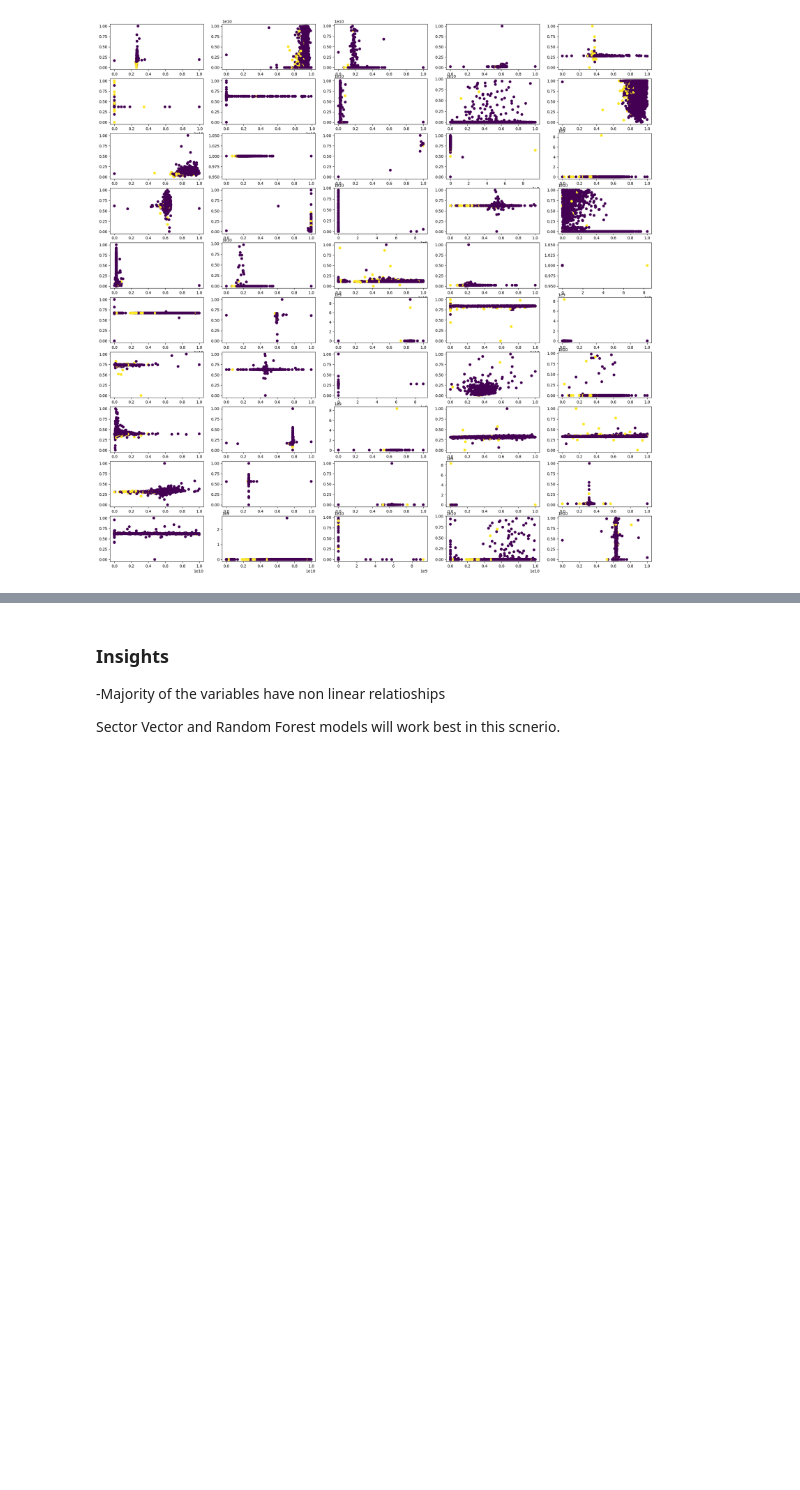
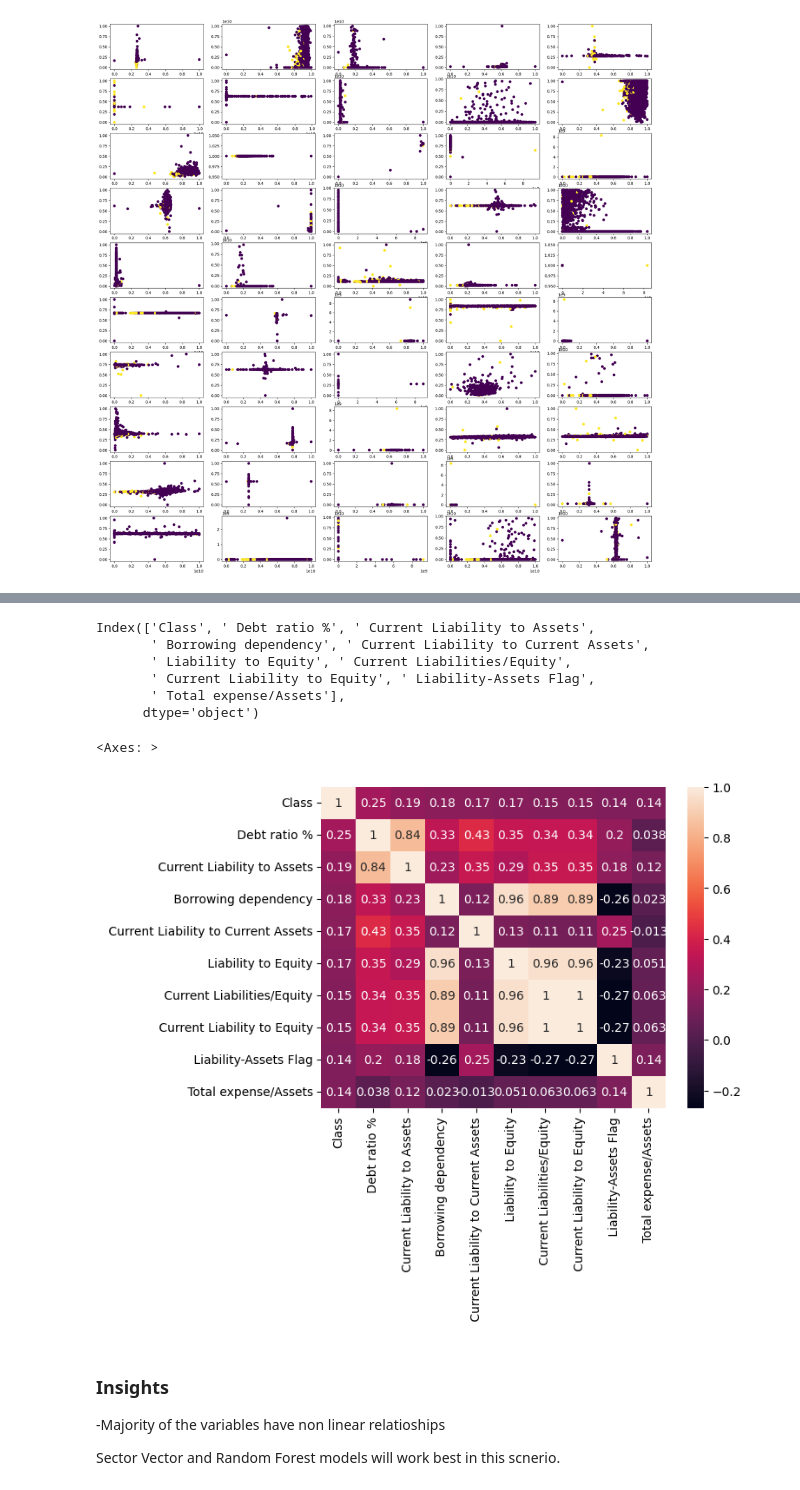
Before and after one commit to Karlajack/MachineLearning1, a Jupyter notebook: Capstone_Project_Taiwainese_bankruptcy_ML1.ipynb, the cells around one changed output, grey strips where cells are left out. Drawn from its saved outputs; the diff is of its cells as text; code cells hidden in the pictures; blank space fills up the shorter version.

```diff
--- a/Capstone_Project_Taiwainese_bankruptcy_ML1.ipynb
+++ b/Capstone_Project_Taiwainese_bankruptcy_ML1.ipynb
@@ -133,3 +133,6 @@ for i in range(len(rand)):
     plt.scatter(data[data.columns[rand[i][0]]],data[data.columns[rand[i][1]]],c=data.Class)
 # %% [output]
 [figure]
+# %%
+corr_df=data.corr()
+corr_df.head(2)
@@ -136,3 +144,20 @@ for i in range(len(rand)):
+# %%
+# Those with high correlation with bankruptcy
+cols=corr_df.nlargest(10,'Class')['Class'].index
+cols
+# %% [output]
+Index(['Class', ' Debt ratio %', ' Current Liability to Assets',
+       ' Borrowing dependency', ' Current Liability to Current Assets',
+       ' Liability to Equity', ' Current Liabilities/Equity',
+       ' Current Liability to Equity', ' Liability-Assets Flag',
+       ' Total expense/Assets'],
+      dtype='object')
+# %%
+corrmap=np.corrcoef(data[cols].values.T)
+sns.heatmap(corrmap,annot=True,xticklabels=cols.values,yticklabels=cols.values)
+# %% [output]
+<Axes: >
+[figure, added]
 # %% [markdown]
 ### Insights
 -Majority of the variables have non linear relatioships
```
Also changed, not shown: parts of 11 cells of this notebook.
